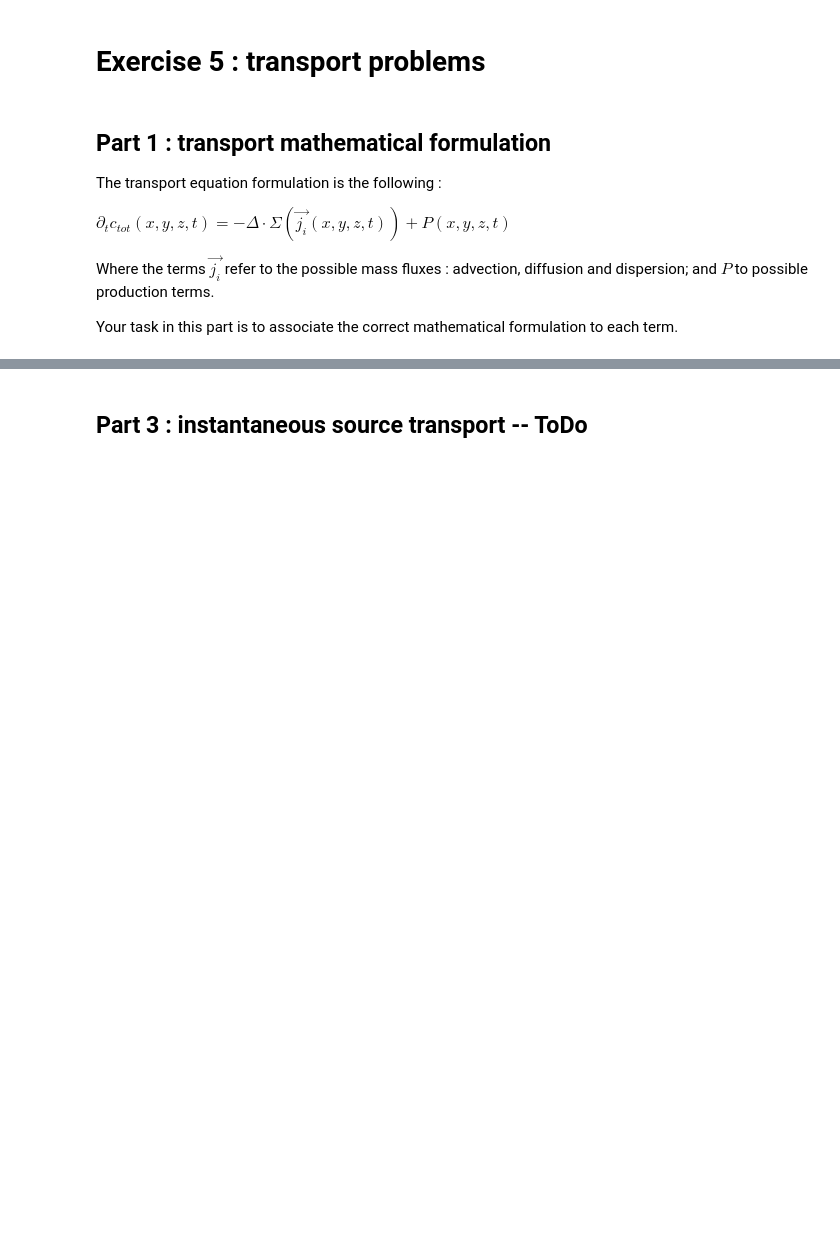
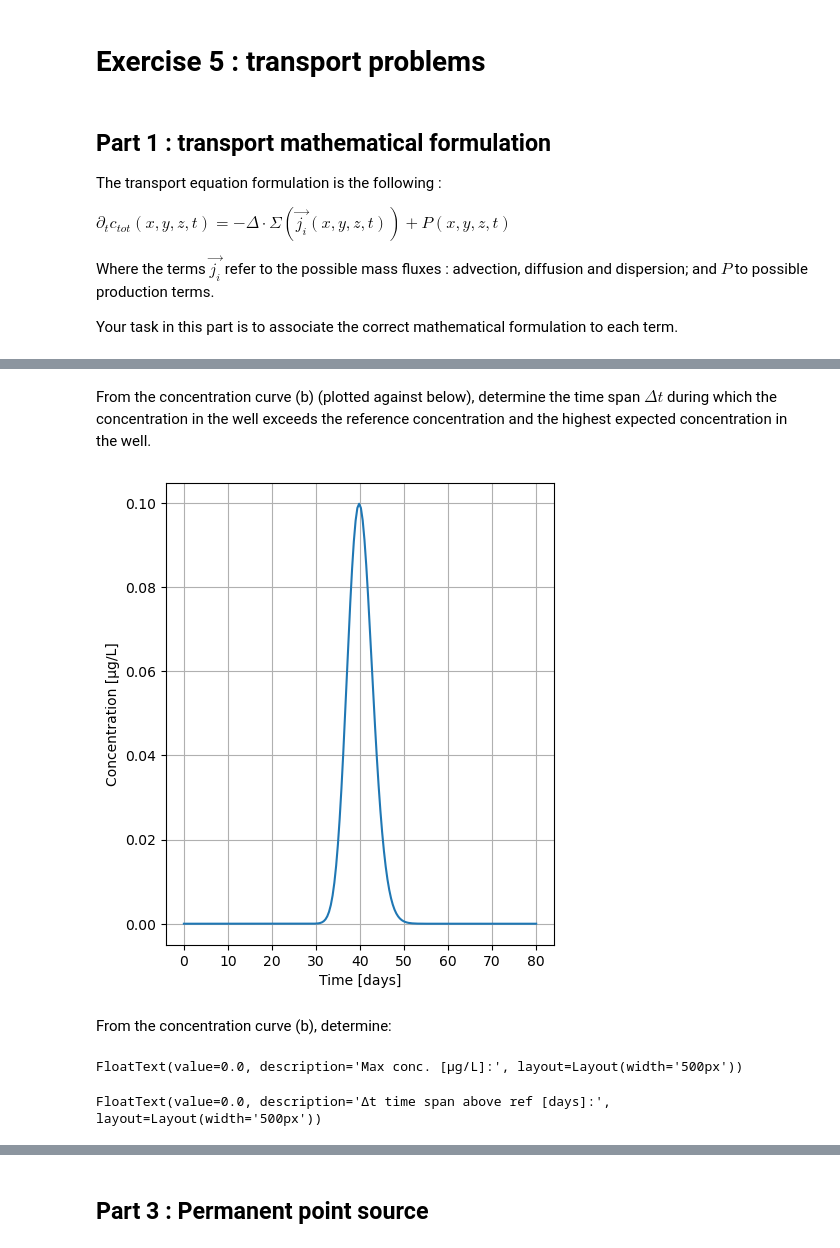
Before and after one commit to mabesa/applied_groundwater_modelling, a Jupyter notebook: EXERCISES/exercise06.ipynb, the cells around one changed output, grey strips where cells are left out. Cells and saved outputs as stored; diff of their text form; code cells hidden in the pictures; blank space fills up the shorter version.

```diff
--- a/EXERCISES/exercise06.ipynb
+++ b/EXERCISES/exercise06.ipynb
@@ -60,0 +81,9 @@ Dropdown(layout=Layout(width='300px'), options=('--- select ---', 'Dispersion te
+# %% [markdown]
+From the concentration curve (b) (plotted against below), determine the time span $\Delta t$ during which the concentration in the well exceeds the reference concentration and the highest expected concentration in the well.
+# %%
+plot_curve_and_question_estimation()
+# %% [output]
+[figure, added]
+From the concentration curve (b), determine:
+FloatText(value=0.0, description='Max conc. [μg/L]:', layout=Layout(width='500px'))
+FloatText(value=0.0, description='Δt time span above ref [days]:', layout=Layout(width='500px'))
@@ -61,2 +92,2 @@ Dropdown(layout=Layout(width='300px'), options=('--- select ---', 'Dispersion te
 # %% [markdown]
-## Part 3 : instantaneous source transport -- ToDo
+## Part 3 : Permanent point source
```
Also changed, not shown: parts of 9 cells of this notebook, 5 other files.
